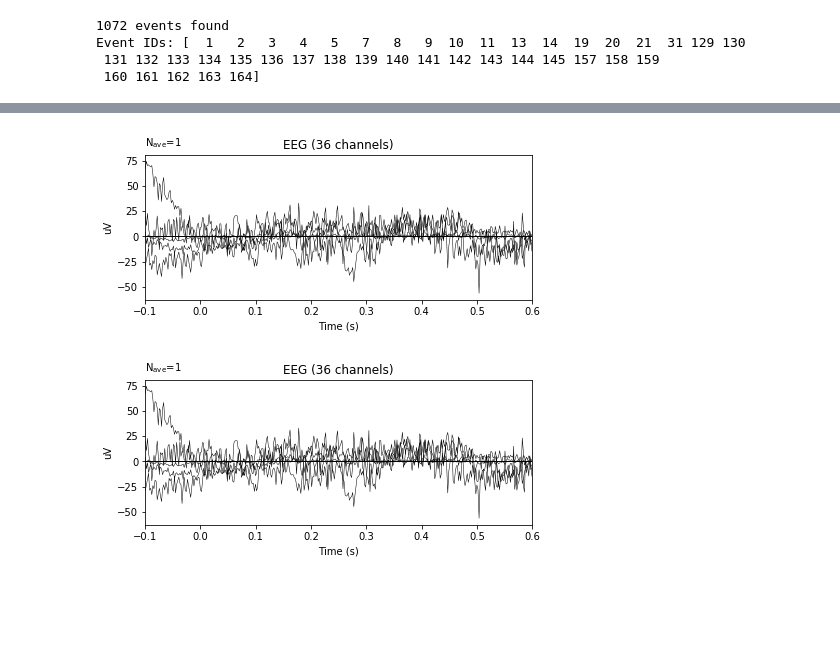
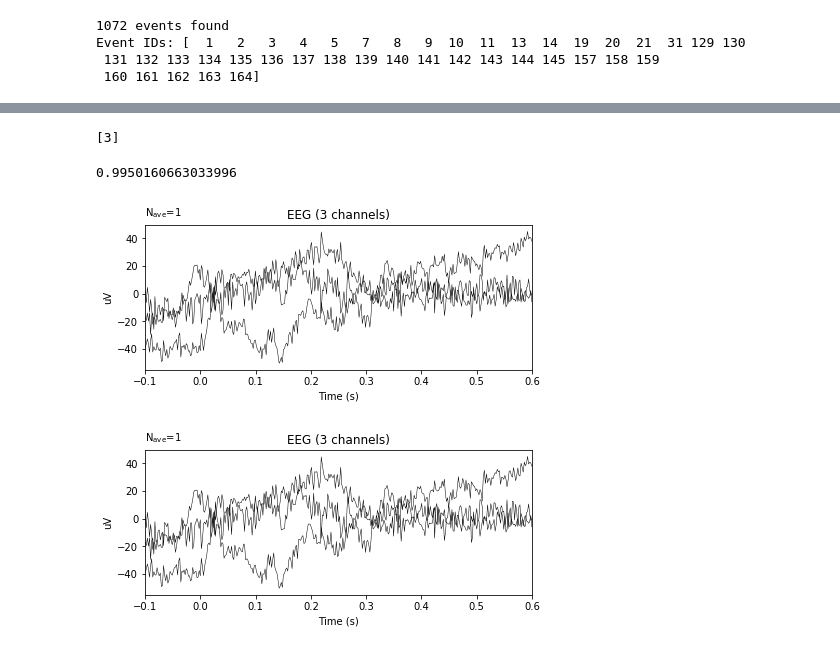
Before and after one commit to edrias/seniorprojecteeg, a Jupyter notebook: Tarekul_Workspace/capstone2/dimension_reduct.ipynb, the cells around one changed output, grey strips where cells are left out. Cells and saved outputs as stored; diff of their text form; code cells hidden in the pictures; blank space fills up the shorter version.

```diff
--- a/Tarekul_Workspace/capstone2/dimension_reduct.ipynb
+++ b/Tarekul_Workspace/capstone2/dimension_reduct.ipynb
@@ -93,7 +93,7 @@ raw_copy.filter(1., None, n_jobs=1, fir_design='firwin')
 tmin, tmax = -0.1, 0.3
 picks = mne.pick_types(raw.info, meg=False, eeg=True, stim=False, eog=False,
                        exclude='bads')
-epoch = mne.Epochs(raw_copy,events,event_id=[135,136],preload=True,picks=picks, baseline=None,
+epoch = mne.Epochs(raw_copy,events,event_id=[139,159],preload=True,picks=picks, baseline=None,
                     verbose=False)
 
 epoch.average().plot()
@@ -126,14 +130,23 @@ array([[-5.53499408e-05, -5.34037720e-05, -5.86036471e-05, ...,
+# %%
+n_components = np.argwhere(compnt_variance > .95)[0]
+print(n_components)
+# %% [output]
+[3]
+# %%
+evr[3]
+# %% [output]
+0.9950160663033996
 # %%
-pca = UnsupervisedSpatialFilter(PCA(36), average=False)
+pca = UnsupervisedSpatialFilter(PCA(3), average=False)
 pca_data = pca.fit_transform(X)
 # %%
 ev = mne.EvokedArray(np.mean(pca_data, axis=0),
-                     mne.create_info(36, epoch.info['sfreq'],
+                     mne.create_info(3, epoch.info['sfreq'],
                                      ch_types='eeg'), tmin=tmin)
 ev.plot(show=False, window_title="PCA", time_unit='s')
 # %% [output]
-[figure, old version]
+[figure, new version]
-[figure, old version]
+[figure, new version]
 # %%
 #logic regres classification
 logreg = LogisticRegression()
```
Also changed, not shown: parts of 8 cells of this notebook.
